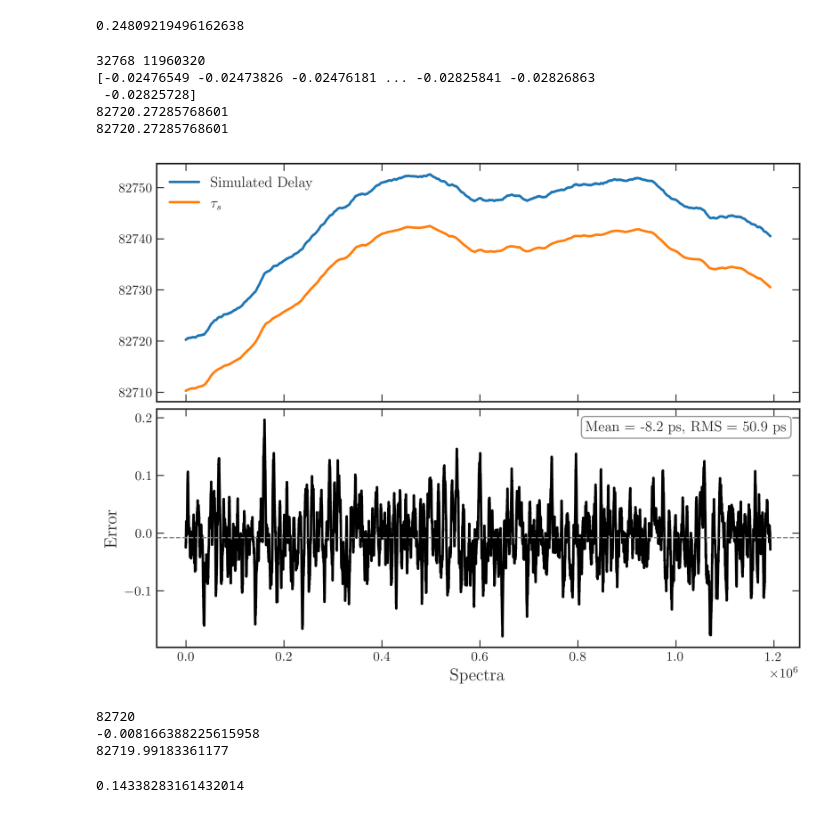
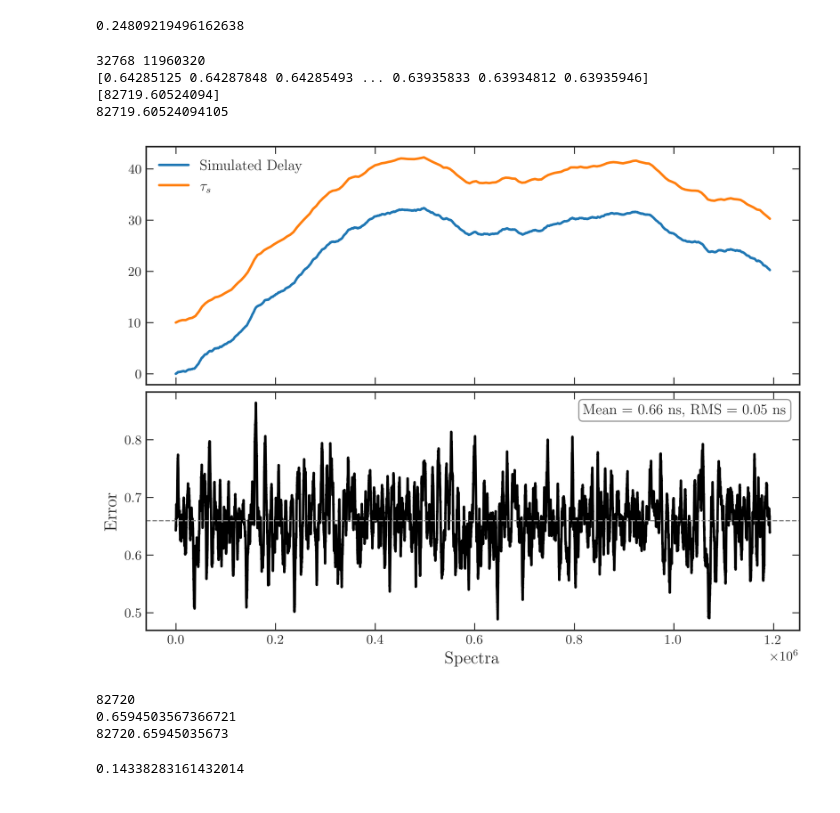
Before and after one commit to ALBATROS-Experiment/albatros_analysis, a Jupyter notebook: scripts/sim_plots.ipynb, the cells around one changed output. Drawn from its saved outputs; the diff is of its cells as text; code cells hidden in the pictures.

```diff
--- a/scripts/sim_plots.ipynb
+++ b/scripts/sim_plots.ipynb
@@ -74,12 +74,14 @@ plt.rcParams.update({
     "axes.titlesize": 14,
     "xtick.labelsize": 11,
     "ytick.labelsize": 11,
-    "figure.dpi": 300
+    "figure.dpi": 200
 })
 # %% [markdown]
 # Baseband Data
 # %%
-with np.load("/project/rrg-sievers/mohanagr/albatros_test_data/spectra_1830_1840_4096_24000_0.05_1.00e-10_20260408_192234.npz") as f:
+data_loc_single = "/project/rrg-sievers/mohanagr/albatros_test_data/spectra_1830_1840_4096_24000_0.05_1.00e-10_20260408_192234.npz"
+data_loc_multi = "/scratch/mohanagr/spectra_multicarrier_1830_1880_4096_335_0.05_1.00e-10_20260703_134722.npz"
+with np.load(data_loc_multi) as f:
     spec1 = f["spectra1"]
     spec2 = f["spectra2"]
     delays = f["delays"]*4
@@ -94,3 +117,8 @@ print(delays.shape)
+# %%
+cut = 166_999
+spec1 = spec1[:cut]
+spec2 = spec2[:cut]
+delays = delays[:cut]
 # %%
 fig, ax = plt.subplots(figsize=(7, 4), constrained_layout=True)
 ax.plot(delays,color='k',lw=1.5,)
@@ -387,41 +421,40 @@ print(tau_0)
 print(tau_s[0])
 # %% [output]
 32768 11960320
-[-0.02476549 -0.02473826 -0.02476181 ... -0.02825841 -0.02826863
- -0.02825728]
-82720.27285768601
-82720.27285768601
+[0.64285125 0.64287848 0.64285493 ... 0.63935833 0.63934812 0.63935946]
+[82719.60524094]
+82719.60524094105
 # %%
 fig, ax = plt.subplots(2, 1, figsize=(8, 6), sharex=True, constrained_layout=True)
 
-ax[0].plot(y1, label=r"Simulated Delay", lw=2)
-ax[0].plot(y2_interp-10, label=r"$\tau_s$", lw=2)
+ax[0].plot(y1 - y1[0], label=r"Simulated Delay", lw=2)
+ax[0].plot(y2_interp-y2_interp[0] + 10, label=r"$\tau_s$", lw=2)
 
 ax[0].legend(frameon=False)
 
 ax[1].plot(res, 'k', lw=2)
 ax[1].axhline(np.mean(res), color='gray', ls='--', lw=1)
 
 #ax[1].set_title("Residual")
 ax[1].set_xlabel("Spectra")
 ax[1].set_ylabel("Error")
 
 ax[1].text(
     0.98, 0.95,
-    f"Mean = {1e3*np.mean(res):.1f} ps, RMS = {1e3*np.std(res):.1f} ps",
+    f"Mean = {np.mean(res):.2f} ns, RMS = {np.std(res):.2f} ns",
     transform=ax[1].transAxes,
     ha='right',
     va='top',
     bbox=dict(boxstyle="round", facecolor="white", alpha=0.8, edgecolor="gray")
 )
 
 for a in ax:
     a.tick_params(direction='in', top=True, right=True)
 
 plt.savefig("/home/thomasb/albatros_analysis/scripts/orbcomm/paper_plots/fitted_taus.png", bbox_inches="tight")
 plt.show()
 # %% [output]
-[figure, old version]
+[figure, new version]
 # %%
 print((4096*5 + 200)*4)
 print(np.mean(res))
@@ -429,8 +462,8 @@ print(np.mean(res))
 print((4096*5 + 200)*4  + np.mean(res))
 # %% [output]
 82720
--0.008166388225615958
-82719.99183361177
+0.6594503567366721
+82720.65945035673
 # %%
 #expected noise in time due to phase noise of 0.1 (ns)
 print(1/(0.111) * 0.1/(2*np.pi))
```
Also changed, not shown: parts of 8 cells of this notebook, 11 other files.
